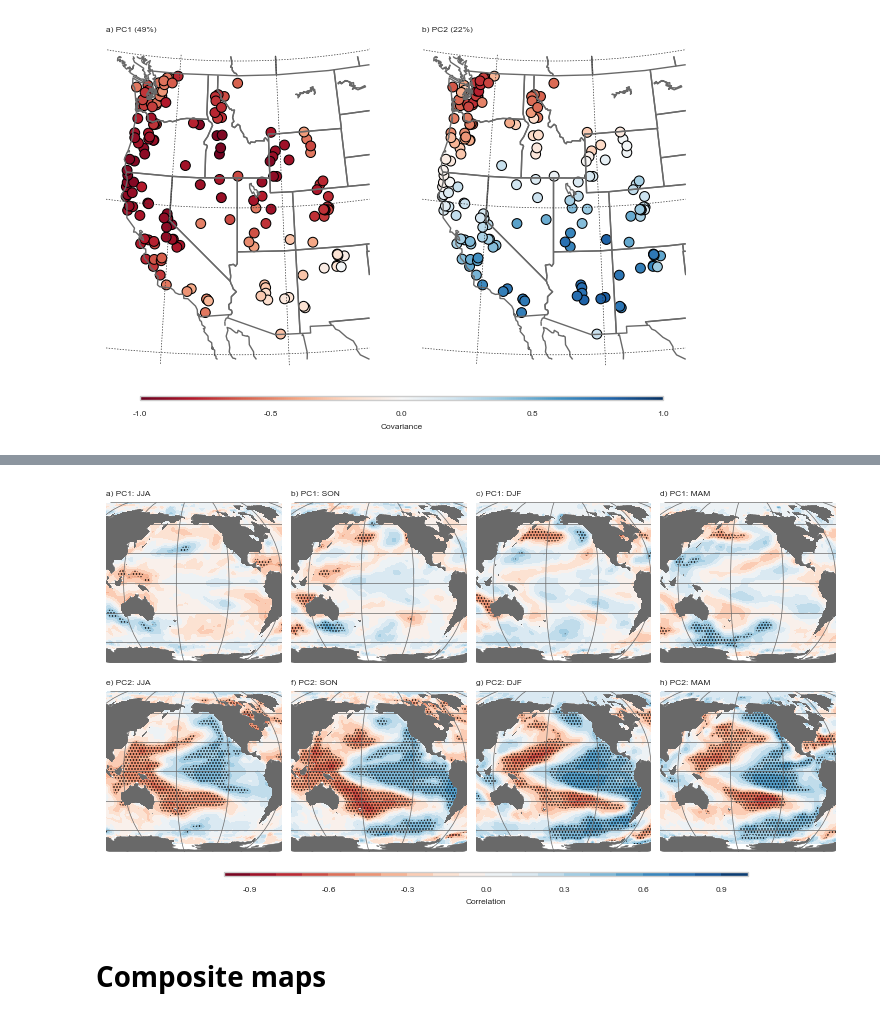
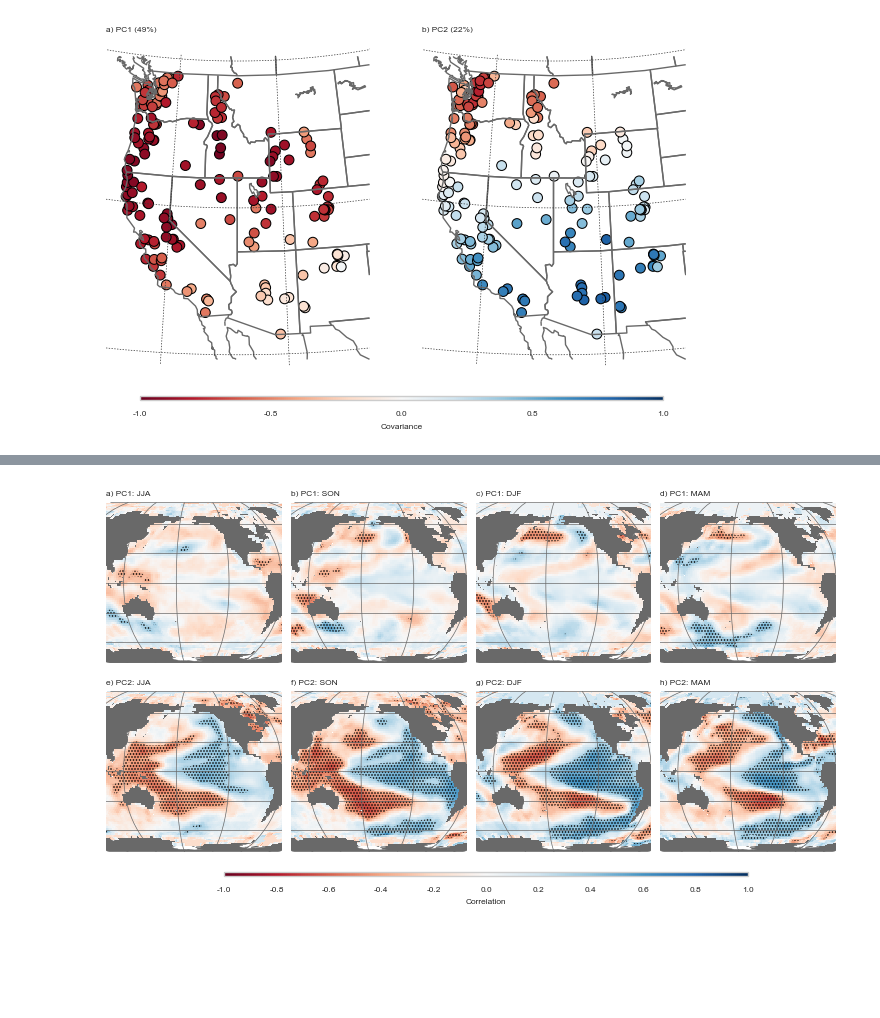
Before and after one commit to brews/riverpca, a Jupyter notebook: notebooks/PCA_WY1975.ipynb, the cells around one changed output, grey strips where cells are left out. Saved outputs shown, nothing was run; the diff lists cells and outputs as text; code cells hidden in the pictures; blank space fills up the shorter version.

Commit message:
Big cleanup of parsing and plot scripts, refractoring

```diff
--- a/notebooks/PCA_WY1975.ipynb
+++ b/notebooks/PCA_WY1975.ipynb
@@ -27,8 +28,8 @@ mpl.rcParams.update({'axes.titlesize': 'medium',
 np.random.seed(123)
 # %%
 DB_PATH = "../data/stationdb.sqlite"
-TCR_PATH = '../data/tcrv2_z500_season.nc'
-ERSST_PATH = '../data/ersstv3b_season.nc'
+HGT_PATH = '../data/tcrv2_z500_season.nc'
+SST_PATH = '../data/ersstv3b_season.nc'
 WESTOFLON = -104
 EASTOFLON = -125
 WATER_YEAR = {"low": 1975,
@@ -200,16 +201,9 @@ plt.savefig('../plots/fig2.pdf', dpi = 300)
+# %%
+with xr.open_dataset(SST_PATH) as ersst:
+    sst_anom = ersst.sst[np.in1d(ersst['wy'], WY_RANGE)].copy()
 # %%
-with xr.open_dataset(ERSST_PATH) as field:
-    sst_anom = (field.sel(wy = slice(pd.to_datetime(WATER_YEAR['low'], format = '%Y'),
-                                       pd.to_datetime(WATER_YEAR['high'], format = '%Y')))
-                     .sst
-                     .groupby('season')
-                     .apply(lambda x: x - x.mean(dim = 'wy'))
-                     .copy())
-
-sst_corrs = pointfield_corr(field = sst_anom, pc_df = pc)
-out = plot_pointfield_corr(sst_corrs, map_type = 'global')
+sst_corrs = tools.pointfield_corr(field = sst_anom, pc_df = pc)
+out = tools.plot_pointfield_corr(sst_corrs, map_type = 'global')
 plt.savefig("../plots/fig4.pdf", dpi = 300)
 # %% [output]
-[figure, old version]
+[figure, new version]
-# %% [markdown]
-# Composite maps
```
Also changed, not shown: parts of 10 cells of this notebook, 11 other files.
